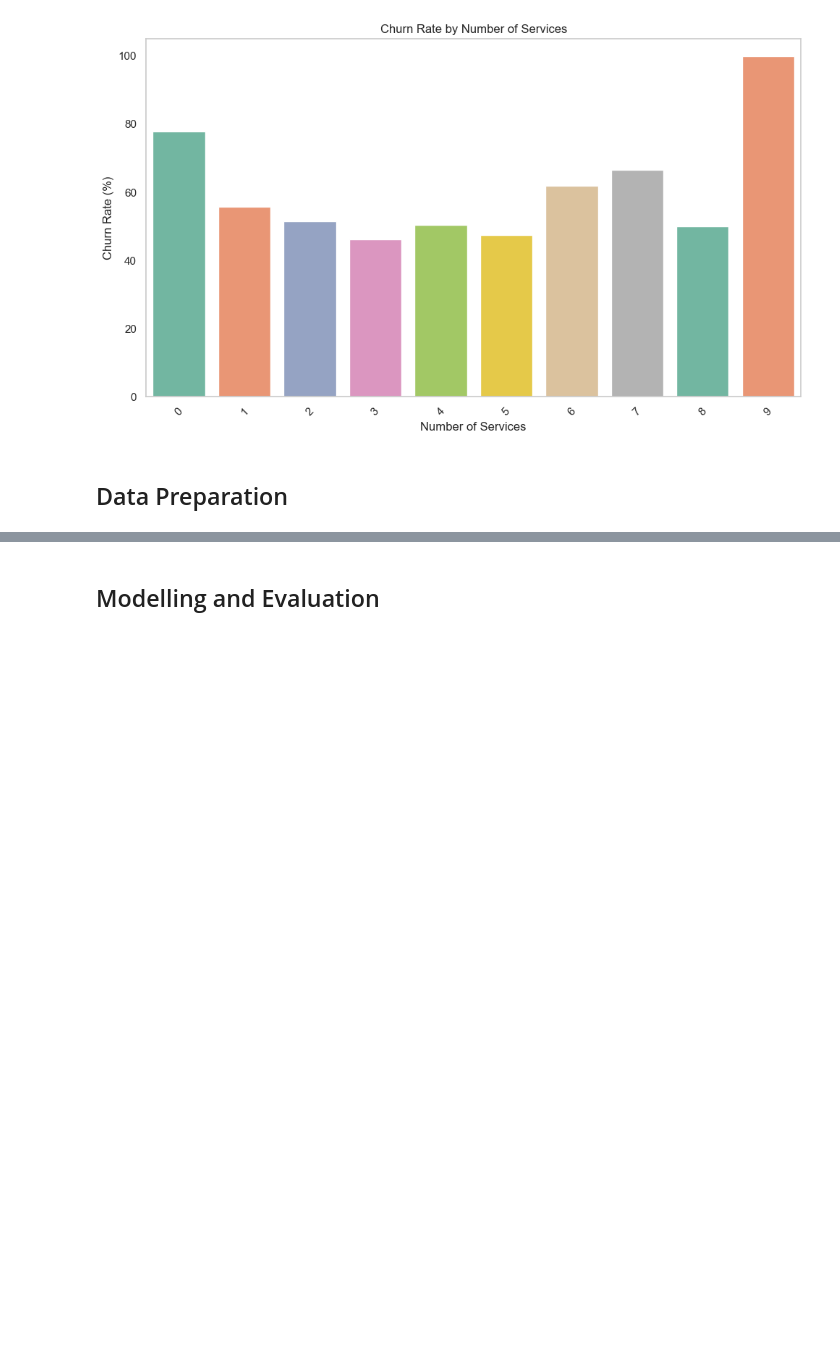
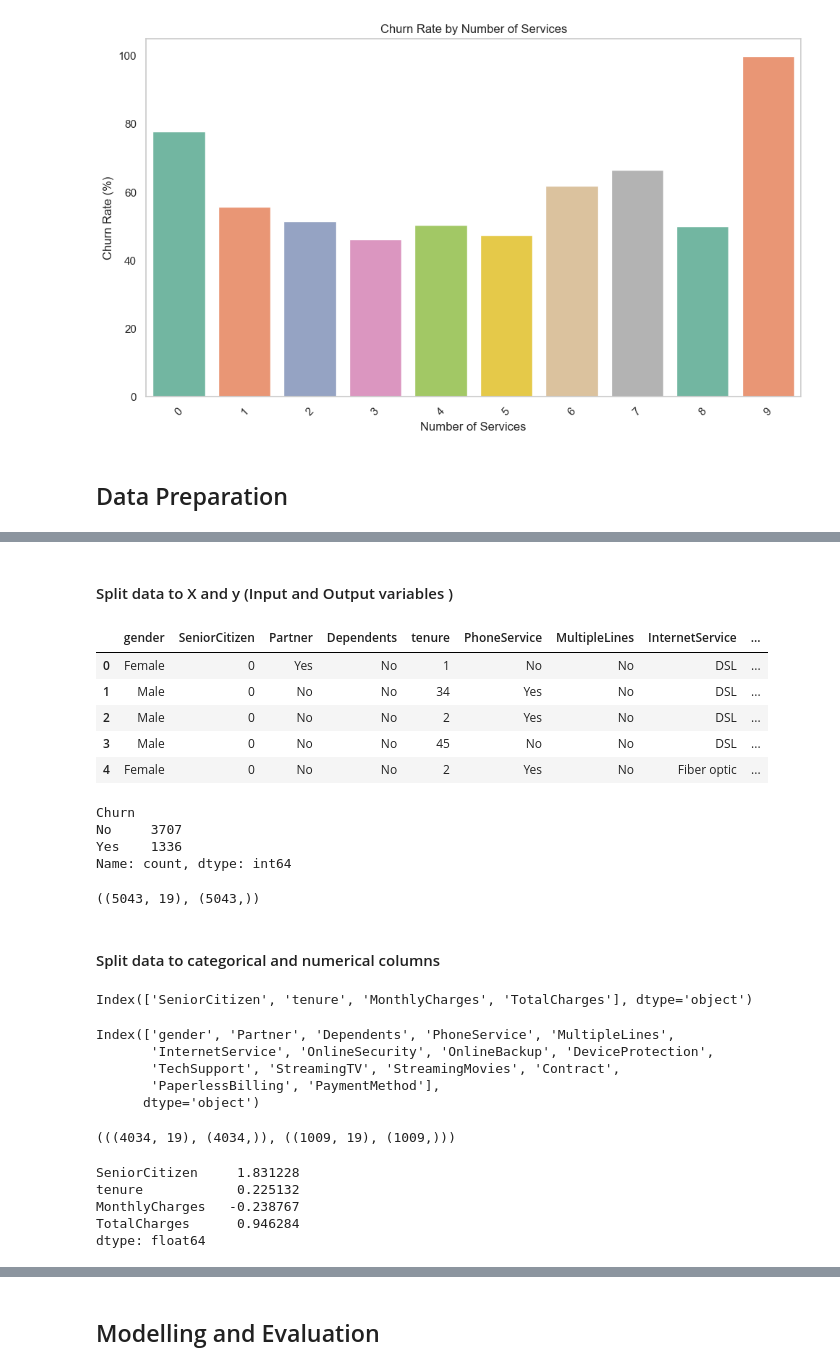
Before and after one commit to Chebet-Mercy/Customer-Churn-ML-Prediction, a Jupyter notebook: notebooks/main.ipynb, the cells around one changed output, grey strips where cells are left out. Saved outputs shown, nothing was run; the diff lists cells and outputs as text; code cells hidden in the pictures; blank space fills up the shorter version.

```diff
--- a/notebooks/main.ipynb
+++ b/notebooks/main.ipynb
@@ -709,0 +730,12 @@ plt.show()
+# %%
+# TotalCharges column
+churn_df['TotalCharges'].fillna(churn_df['TotalCharges'].median(), inplace=True)
+# %%
+#For missing values in categorical columns
+miss_categ = ['MultipleLines', 'OnlineSecurity', 'OnlineBackup',
+                       'DeviceProtection', 'TechSupport', 'StreamingTV',
+                       'StreamingMovies', 'Churn']
+
+for col in miss_categ:
+    mode_val = churn_df[col].mode()[0]
+    churn_df[col].fillna(mode_val, inplace=True)
@@ -709,0 +746,3 @@ plt.show()
+# %%
+#Drop the Cutomer Id Column it doe not have any statistical or computational significance and has too many unknown categories that will affect the encoding process
+churn_df = churn_df.drop('customerID', axis=1)
@@ -709,0 +769,51 @@ plt.show()
+# %% [markdown]
+#### Split data to X and y (Input and Output variables )
+# %%
+# Input variables
+
+X= churn_df.drop ('Churn', axis= 1)
+X.head()
+# %% [output]
+|  | gender | SeniorCitizen | Partner | Dependents | tenure | PhoneService | MultipleLines | InternetService | ... |
+| 0 | Female | 0 | Yes | No | 1 | No | No | DSL | ... |
+| 1 | Male | 0 | No | No | 34 | Yes | No | DSL | ... |
+| 2 | Male | 0 | No | No | 2 | Yes | No | DSL | ... |
+| 3 | Male | 0 | No | No | 45 | No | No | DSL | ... |
+| 4 | Female | 0 | No | No | 2 | Yes | No | Fiber optic | ... |
+# %%
+# Output variable / target variable
+y= churn_df['Churn']
+y.value_counts()
+# %% [output]
+Churn
+No     3707
+Yes    1336
+Name: count, dtype: int64
+# %%
+(X.shape, y.shape)
+# %% [output]
+((5043, 19), (5043,))
+# %% [markdown]
+#### Split data to categorical and numerical columns
+# %%
+numerical_columns= X.select_dtypes('number').columns
+numerical_columns
+# %% [output]
+Index(['SeniorCitizen', 'tenure', 'MonthlyCharges', 'TotalCharges'], dtype='object')
+# %%
+categorical_columns= X.select_dtypes('object').columns
+categorical_columns
+# %% [output]
+Index(['gender', 'Partner', 'Dependents', 'PhoneService', 'MultipleLines',
+       'InternetService', 'OnlineSecurity', 'OnlineBackup', 'DeviceProtection',
+       'TechSupport', 'StreamingTV', 'StreamingMovies', 'Contract',
+       'PaperlessBilling', 'PaymentMethod'],
+      dtype='object')
+# %%
+# Split the data
+X_train, X_test, y_train, y_test = train_test_split(X, y, test_size=0.2, stratify=y, random_state=42)
+
+# Print the shapes of the resulting datasets
+(X_train.shape, y_train.shape), (X_test.shape, y_test.shape)
+# %% [output]
+(((4034, 19), (4034,)), ((1009, 19), (1009,)))
@@ -709,0 +828,9 @@ plt.show()
+# %%
+# Check skewness to determine which scaler to use
+X.select_dtypes('number').skew()
+# %% [output]
+SeniorCitizen     1.831228
+tenure            0.225132
+MonthlyCharges   -0.238767
+TotalCharges      0.946284
+dtype: float64
```
Also changed, not shown: parts of 27 cells of this notebook, 1 other file.
